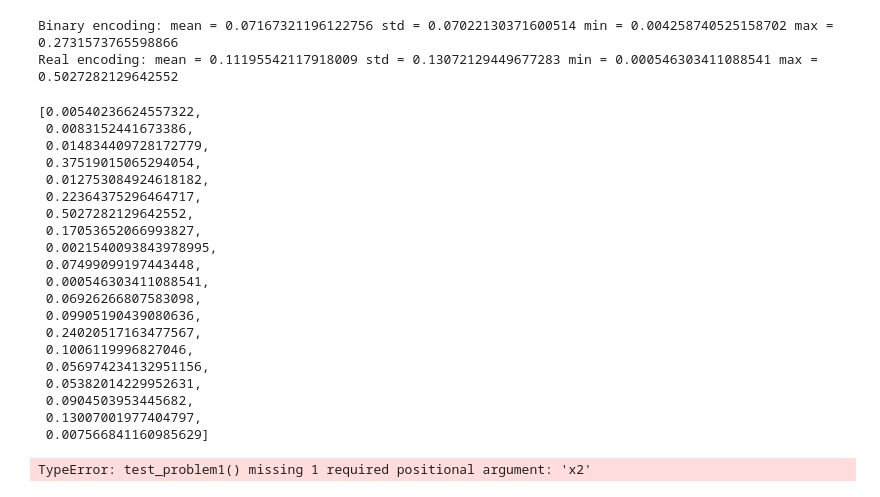
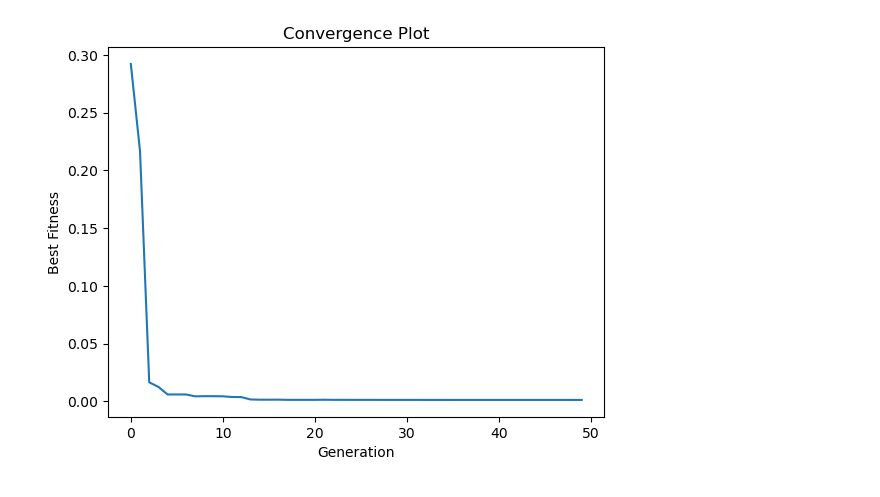
Before and after one commit to raqcoss/EvoComputing, a Jupyter notebook: HW2_raquel.ipynb, the cells around one changed output. Cells and saved outputs as stored; diff of their text form; code cells hidden in the pictures.

```diff
--- a/HW2_raquel.ipynb
+++ b/HW2_raquel.ipynb
@@ -155,59 +192,14 @@ def genetic_algorithm(func, bounds, n_var, encoding="real", n_bits=16, pop_size=
         population = new_pop[:pop_size]
     return best_per_gen
-# %%
-# Example for Test Problem 1, binary encoding
-results_bin = []
-results_real = []
-generations = 50  # Set based on convergence plot
-
-for _ in range(20):
-    res_bin = genetic_algorithm(test_problem1, [(-2.048, 2.048), (-2.048, 2.048)], n_var=2, encoding="binary", generations=generations)
-    results_bin.append(res_bin[-1])  # Best fitness at last generation
-    res_real = genetic_algorithm(test_problem1, [(-2.048, 2.048), (-2.048, 2.048)], n_var=2, encoding="real", generations=generations)
-    results_real.append(res_real[-1])
-
-print("Binary encoding: mean =", np.mean(results_bin), "std =", np.std(results_bin), "min =", np.min(results_bin), "max =", np.max(results_bin))
-print("Real encoding: mean =", np.mean(results_real), "std =", np.std(results_real), "min =", np.min(results_real), "max =", np.max(results_real))
-# ...repeat for rastrigin n=2 and n=5...
-# %% [output]
-Binary encoding: mean = 0.07167321196122756 std = 0.07022130371600514 min = 0.004258740525158702 max = 0.2731573765598866
-Real encoding: mean = 0.11195542117918009 std = 0.13072129449677283 min = 0.000546303411088541 max = 0.5027282129642552
-# %%
-results_real
-# %% [output]
-[0.00540236624557322,
- 0.0083152441673386,
- 0.014834409728172779,
- 0.37519015065294054,
- 0.012753084924618182,
- 0.22364375296464717,
- 0.5027282129642552,
- 0.17053652066993827,
- 0.0021540093843978995,
- 0.07499099197443448,
- 0.000546303411088541,
- 0.06926266807583098,
- 0.09905190439080636,
- 0.24020517163477567,
- 0.1006119996827046,
- 0.056974234132951156,
- 0.05382014229952631,
- 0.0904503953445682,
- 0.13007001977404797,
- 0.007566841160985629]
 # %%
-# -------------------------------
-# Example run
-# -------------------------------
-if __name__ == "__main__":
-    bounds_test1 = [(-2.048, 2.048), (-2.048, 2.048)]
-    res_bin = genetic_algorithm(test_problem1, bounds_test1, n_var=2, encoding="binary", generations=50)
-    res_real = genetic_algorithm(test_problem1, bounds_test1, n_var=2, encoding="real", generations=50)
-    plt.plot(res_bin, label="Binary")
-    plt.plot(res_real, label="Real")
-    plt.xlabel("Generations")
-    plt.ylabel("Best fitness")
-    plt.legend()
-    plt.show()
+best_per_gen = genetic_algorithm(
+    test_problem1, [(-2.048, 2.048)]*2, n_var=2,
+    encoding="real", generations=50, mutation_rate=0.01
+)
+plt.plot(best_per_gen)
+plt.xlabel("Generation")
+plt.ylabel("Best Fitness")
+plt.title("Convergence Plot")
+plt.show()
 # %% [output]
-TypeError: test_problem1() missing 1 required positional argument: 'x2'
+[figure, added]
```
Also changed, not shown: parts of 6 cells of this notebook.
